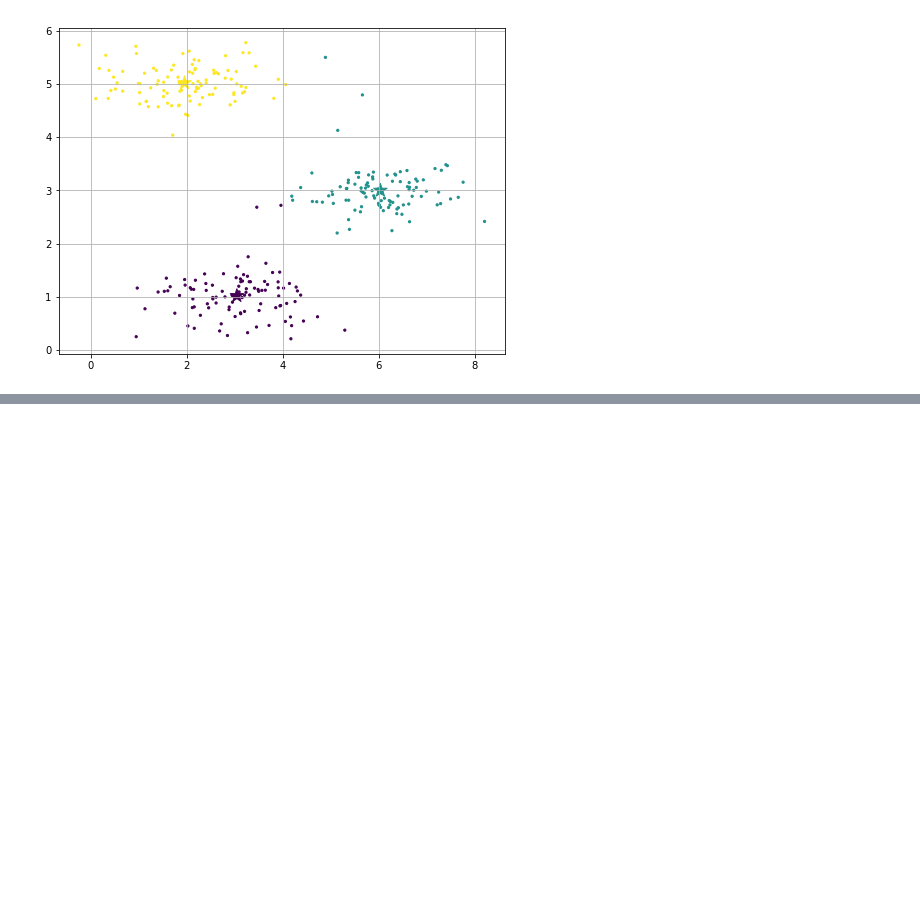
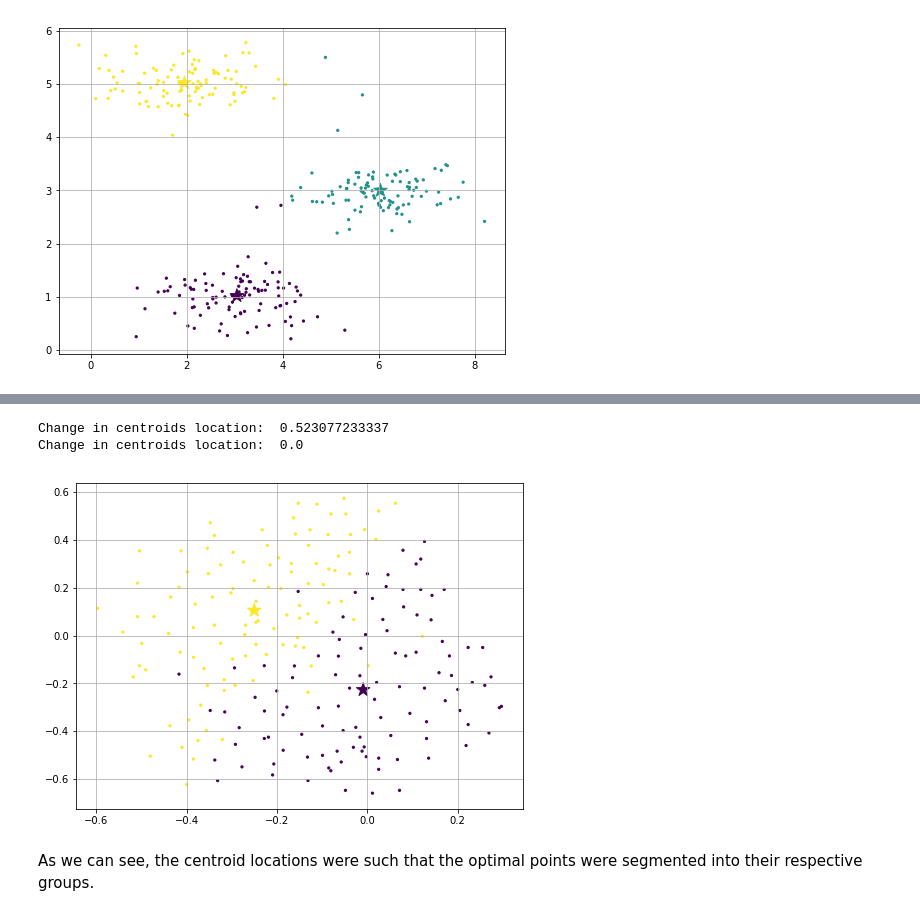
Before and after one commit to finnthedawg/ml_kmeans, a Jupyter notebook: k_means.ipynb, the cells around one changed output, grey strips where cells are left out. Cells and saved outputs as stored; diff of their text form; code cells hidden in the pictures; blank space fills up the shorter version.

```diff
--- a/k_means.ipynb
+++ b/k_means.ipynb
@@ -121,0 +158,11 @@ dict_keys(['__header__', '__version__', 'Xval', 'X', '__globals__', 'yval', 'y']
+# %%
+#Since y is also a feature, we will append it to X.
+features = np.concatenate((data['X'], data['y']), axis=1)
+kmeans = Kmeans(n_clusters = 2)
+data = kmeans.fit(features)
+# %% [output]
+Change in centroids location:  0.523077233337
+Change in centroids location:  0.0
+[figure, added]
+# %% [markdown]
+As we can see, the centroid locations were such that the optimal points were segmented into their respective groups.
```
Also changed, not shown: parts of 11 cells of this notebook.
